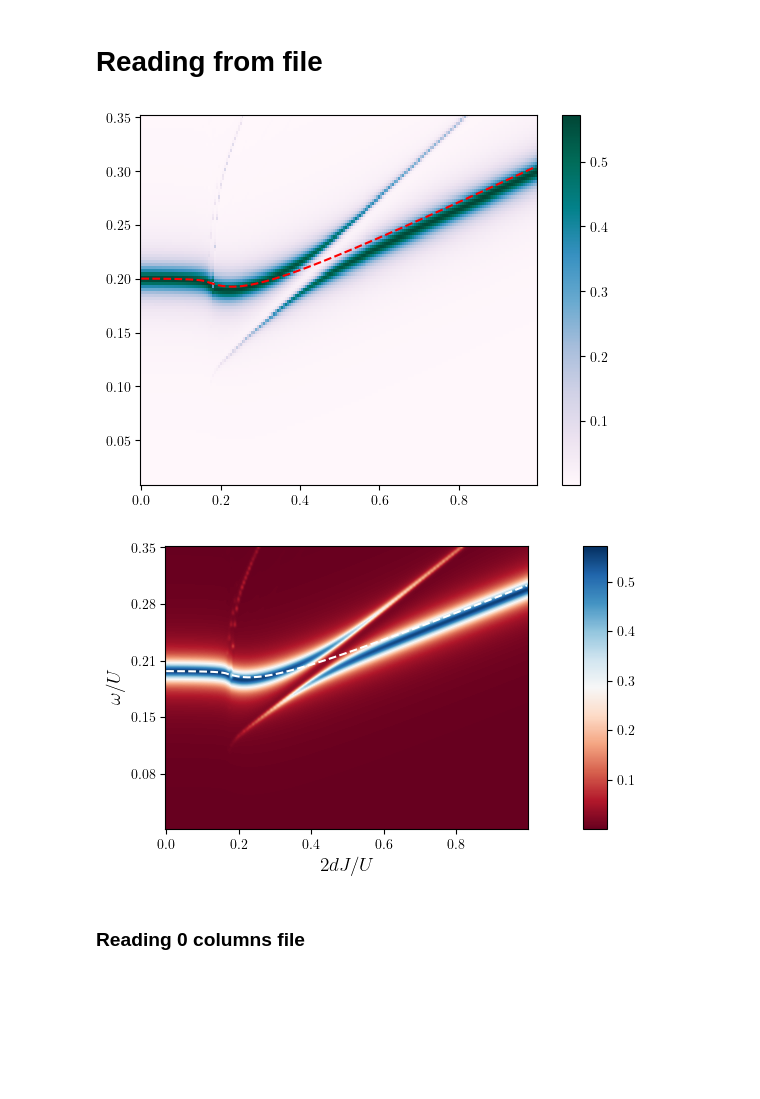
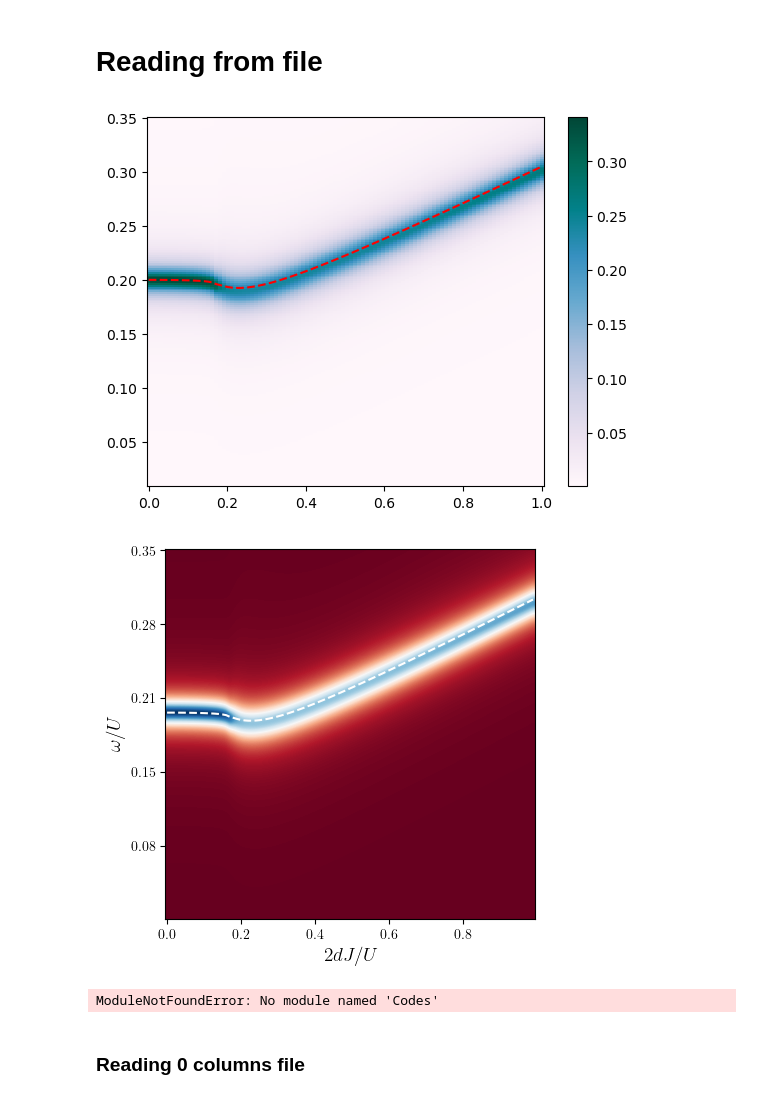
Before and after one commit to ragheedalhyder/BoseHubbard, a Jupyter notebook: src/Testing_codes.ipynb, the cells around one changed output. Saved outputs shown, nothing was run; the diff lists cells and outputs as text; code cells hidden in the pictures; blank space fills up the shorter version.

```diff
--- a/src/Testing_codes.ipynb
+++ b/src/Testing_codes.ipynb
@@ -590,7 +590,7 @@ plt.plot(en_vector,T22_F[2, :], label='T22_F')
 # %%
 from class_io import IO
 
-UIB, muU, M, N = 0.2, 0.41, 100, 7  # replace with your actual values
+UIB, muU, M, N = 0.2, 0.41, 100, 6  # replace with your actual values
 
 io = IO()
 dJUs, en_vector, omega0s, omega1s, omega2s, T11, T12, T21, T22, T22_SE, SE_SI = io.read_from_hdf5_all_fixed_chemical_potential(UIB, muU, M, N)
@@ -613,7 +613,7 @@ cbar = fig.colorbar(pc);
 plt.plot(dJUs, omega0s + omega1s + omega2s, linestyle='--', label='Perturbative', color='red', linewidth=1.5)
 plt.show()
 # %% [output]
-[figure, old version]
+[figure, new version]
 # %%
 import numpy as np
 import matplotlib.pyplot as plt
@@ -634,7 +634,7 @@ fig, ax = plt.subplots()
 
 # Create the plot
 # Set the aspect ratio to the ratio of the number of x points to the number of y points
-aspect_ratio = 1.3
+aspect_ratio = 0.5
 im = ax.imshow(SpectralFuncs_rot, cmap='RdBu', interpolation = 'bicubic', aspect = aspect_ratio)
 
 # Select a subset of dJUs and en_vector for the ticks
@@ -652,39 +652,39 @@ xticklabels = [r'$\mathrm{{{}}}$'.format(label) for label in xticklabels]
 yticklabels = [r'$\mathrm{{{}}}$'.format(label) for label in yticklabels]
 
 ax.set_xticks(xticks)
 ax.set_yticks(yticks)
 ax.set_xticklabels(xticklabels)
 ax.set_yticklabels(yticklabels)
 
 # # Create an axes divider and add the colorbar to it
 # divider = make_axes_locatable(ax)
 # cax = divider.append_axes("right", size="5%", pad=0.05)
 # plt.colorbar(im, cax=cax)
 # Create a secondary y-axis
 
 X, Y = np.meshgrid(dJUs, omega0s + omega1s + omega2s)
 # ax2 = ax.twinx()
 # Transform the y-coordinates of the plot to match the image coordinates
 plot_x = np.interp(dJUs, (dJUs.min(), dJUs.max()), (0, SpectralFuncs_rot.shape[1]-1))
 plot_y = SpectralFuncs_rot.shape[0] - 1 - np.interp(omega0s + omega1s + omega2s, (en_vector.min(), en_vector.max()), (0, SpectralFuncs_rot.shape[0]-1))
 
 # Overlay the plot on top of the imshow figure
 ax.plot(plot_x, plot_y, linestyle='--', label='Perturbative', color='white', linewidth=1.5)
 
 plt.xlabel(r'$2dJ/U$', fontsize=14)
 plt.ylabel(r'$\omega/U$', fontsize=14)
 
-# # Create an axes divider and add the colorbar to it
-divider = make_axes_locatable(ax)
-cax = divider.append_axes("right", size="5%", pad=0.01)
-plt.colorbar(im, cax=cax)
+# Create an axes divider and add the colorbar to it
+# divider = make_axes_locatable(ax)
+# cax = divider.append_axes("right", size="10%", pad=0.24)
+# plt.colorbar(im, cax=cax)
 plt.show()
 
-filename = f'../figs/spectral_funcs_fixed_chemical_potential_n0_{n0}_M_{M}_N_{N}.pdf'
+filename = f'../figs/spectral_funcs_fixed_chemical_potential_M_{M}_N_{N}.pdf'
 fig.savefig(filename, dpi=300, bbox_inches='tight')
 plt.show()
 # %% [output]
-[figure, old version]
+[figure, new version]
 # %%
 from class_io import IO
 import numpy as np
@@ -742,6 +742,8 @@ plt.plot(en_vector, T22_SE_read[dJU_ind, :], label='T22_F')
 plt.legend()
 plt.show()
 plt.plot(en_vector, SpectralFuncs[dJU_ind, :], label='T11')
+# %% [output]
+ModuleNotFoundError: No module named 'Codes'
 # %% [markdown]
 ### Reading 0 columns file
 # %%
```
Also changed, not shown: parts of 1 cell of this notebook, 6 other files.
